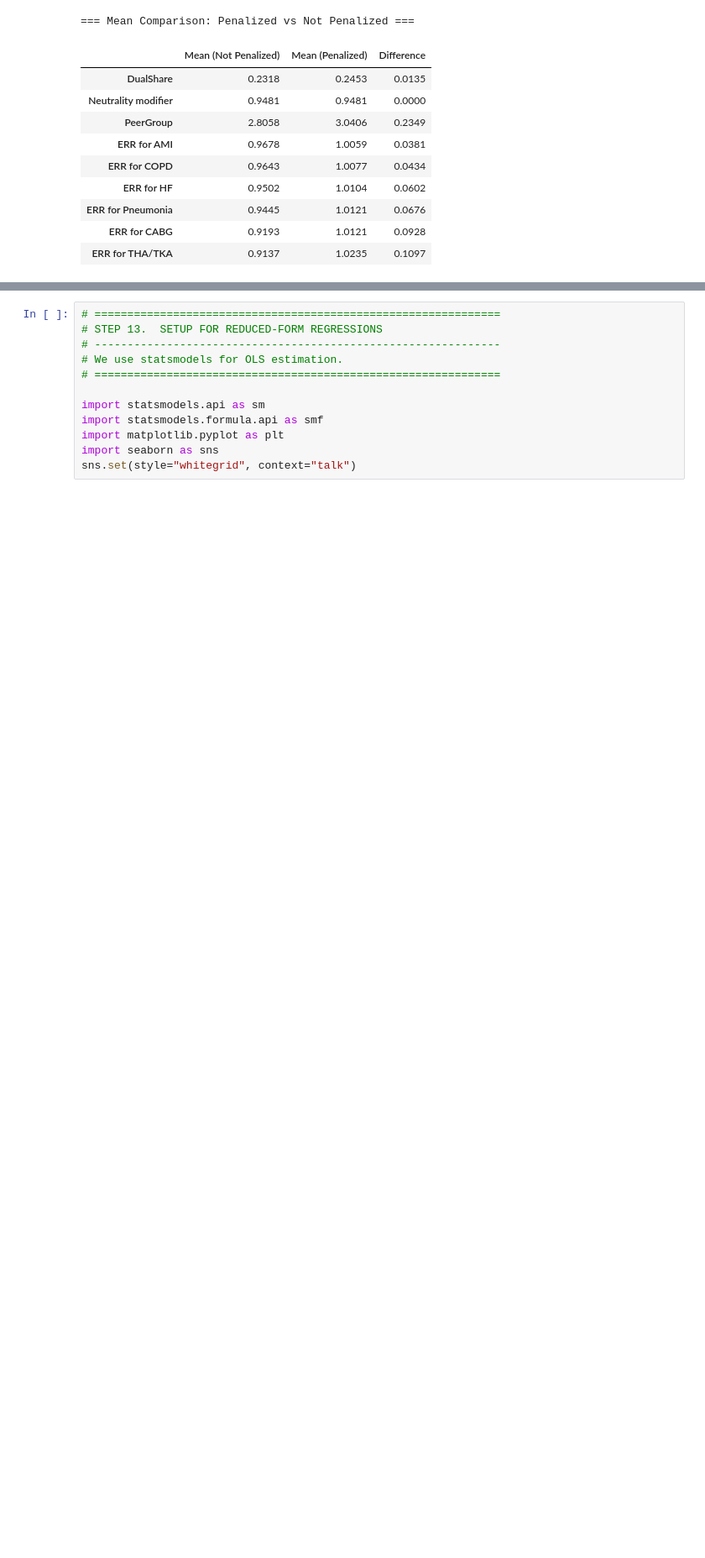
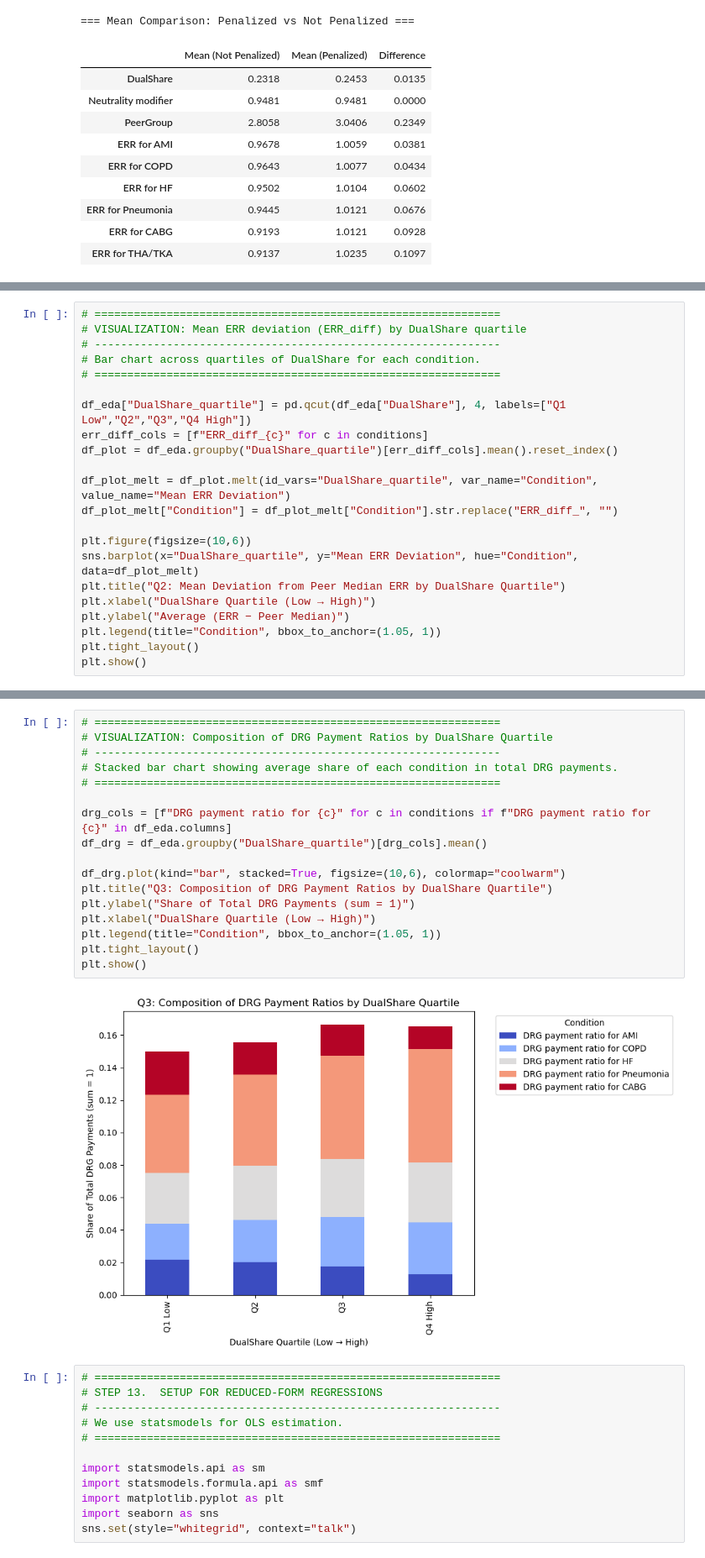
Before and after one commit to ElvisHan2022/as.180.369, a Jupyter notebook: contrib/ElvisHan2022/Initial Analysis.ipynb, the cells around one changed output, grey strips where cells are left out. Shown at 84% size. Saved outputs shown, nothing was run; the diff lists cells and outputs as text; blank space fills up the shorter version.

```diff
--- a/contrib/ElvisHan2022/Initial Analysis.ipynb
+++ b/contrib/ElvisHan2022/Initial Analysis.ipynb
@@ -280,0 +379,22 @@ if "PeerGroup" in df_eda.columns:
+# %%
+# ==============================================================
+# VISUALIZATION: Mean ERR deviation (ERR_diff) by DualShare quartile
+# --------------------------------------------------------------
+# Bar chart across quartiles of DualShare for each condition.
+# ==============================================================
+
+df_eda["DualShare_quartile"] = pd.qcut(df_eda["DualShare"], 4, labels=["Q1 Low","Q2","Q3","Q4 High"])
+err_diff_cols = [f"ERR_diff_{c}" for c in conditions]
+df_plot = df_eda.groupby("DualShare_quartile")[err_diff_cols].mean().reset_index()
+
+df_plot_melt = df_plot.melt(id_vars="DualShare_quartile", var_name="Condition", value_name="Mean ERR Deviation")
+df_plot_melt["Condition"] = df_plot_melt["Condition"].str.replace("ERR_diff_", "")
+
+plt.figure(figsize=(10,6))
+sns.barplot(x="DualShare_quartile", y="Mean ERR Deviation", hue="Condition", data=df_plot_melt)
+plt.title("Q2: Mean Deviation from Peer Median ERR by DualShare Quartile")
+plt.xlabel("DualShare Quartile (Low → High)")
+plt.ylabel("Average (ERR − Peer Median)")
+plt.legend(title="Condition", bbox_to_anchor=(1.05, 1))
+plt.tight_layout()
+plt.show()
@@ -281,3 +446,22 @@ if "PeerGroup" in df_eda.columns:
+# %%
+# ==============================================================
+# VISUALIZATION: Composition of DRG Payment Ratios by DualShare Quartile
+# --------------------------------------------------------------
+# Stacked bar chart showing average share of each condition in total DRG payments.
+# ==============================================================
+
+drg_cols = [f"DRG payment ratio for {c}" for c in conditions if f"DRG payment ratio for {c}" in df_eda.columns]
+df_drg = df_eda.groupby("DualShare_quartile")[drg_cols].mean()
+
+df_drg.plot(kind="bar", stacked=True, figsize=(10,6), colormap="coolwarm")
+plt.title("Q3: Composition of DRG Payment Ratios by DualShare Quartile")
+plt.ylabel("Share of Total DRG Payments (sum = 1)")
+plt.xlabel("DualShare Quartile (Low → High)")
+plt.legend(title="Condition", bbox_to_anchor=(1.05, 1))
+plt.tight_layout()
+plt.show()
+# %% [output]
+[figure, added]
 # %%
 # ==============================================================
 # STEP 13.  SETUP FOR REDUCED-FORM REGRESSIONS
```
Also changed, not shown: parts of 8 cells of this notebook, 6 other files.
